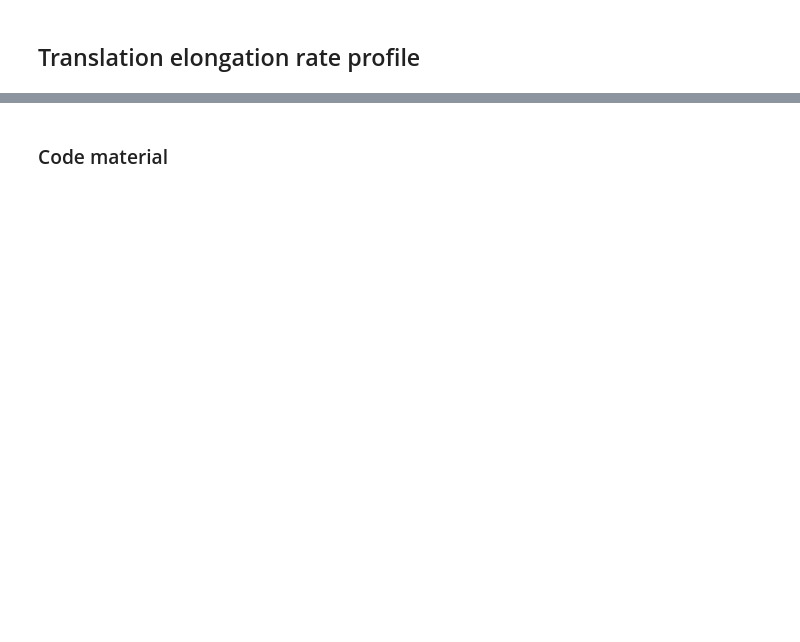
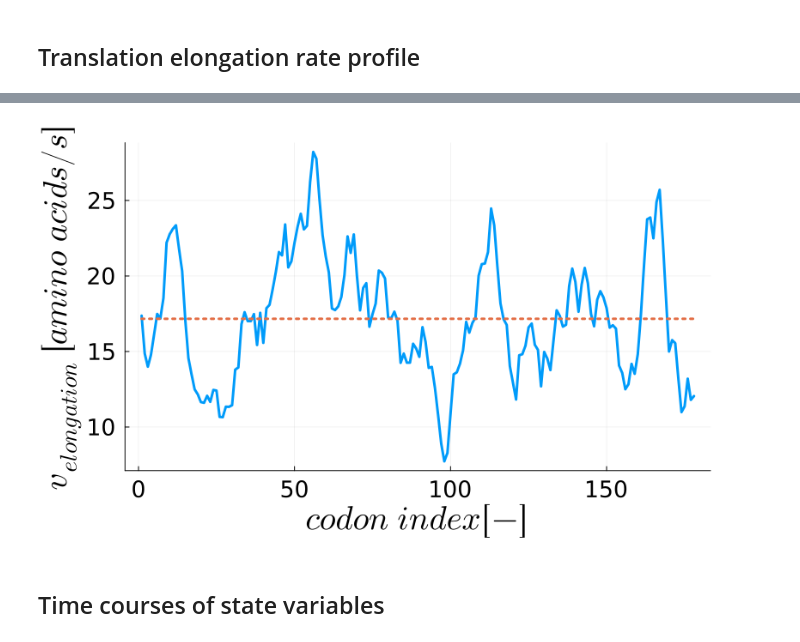
Before and after one commit to arnav-upadhyay/koshikAI-tl, a Jupyter notebook: src/figures.ipynb, the cells around one changed output, grey strips where cells are left out. Saved outputs shown, nothing was run; the diff lists cells and outputs as text; code cells hidden in the pictures; blank space fills up the shorter version.

Commit message:
Plot of elongation rate profile and calculation of translation rate and plot of variable time courses

```diff
--- a/src/figures.ipynb
+++ b/src/figures.ipynb
@@ -14,0 +28,7 @@ filename = "output/sol_2025-11-19_14-39.jld2"
+# %%
+df_list = sequence_dataframes(sol, local_tags_list); # Divide sequences in a list of dataframes that have the metabolites for all and the ribosomes for one sequence
+sequences = Dict(x => i for (i, x) in enumerate(local_tags_list[1].seq_names)) # Dictionary that connects the index with the name of a sequence in local_tags_list
+println("Sequences in data set:")
+for i in eachindex(local_tags_list[1].seq_names)
+    println(local_tags_list[1].seq_names[i])
+end
@@ -91,2 +40,0 @@ dyn_efac = zeros(length(V_TL_EL)-1)
-# %% [markdown]
-### Code material
@@ -169,0 +48,22 @@ df_list = sequence_dataframes(sol, local_tags_list);
+# %%
+# Function input
+sequence_name    = "rplE"
+idx         = sequences[sequence_name]
+tags        = local_tags_list[idx]
+y           = df_list[idx][end,2:end] |> collect;
+c_RIB       = y[tags.idx_first_codon:end];
+
+# Calculation
+V_TL_EL         = calculate_V_TL_EL(tags, y);
+V_EL_smooth, h1 = V_TL_EL_smooth(tags, V_TL_EL, c_RIB)
+
+# Plotting
+plot(V_EL_smooth, xlabel = L"codon\ index [-]",
+	ylabel = L"v_{elongation}\ [amino\ acids/s]",
+	size = (850, 500), left_margin = 5mm, bottom_margin = 7mm, top_margin = 5mm, right_margin = 15mm,
+	legend=:topright, legendfontsize = 18, label = false)
+plot!(h1, linestyle =:dot, label = false)
+# %% [output]
+[figure, added]
+# %% [markdown]
+## Time courses of state variables
```
Also changed, not shown: parts of 21 cells of this notebook, 13 other files.
